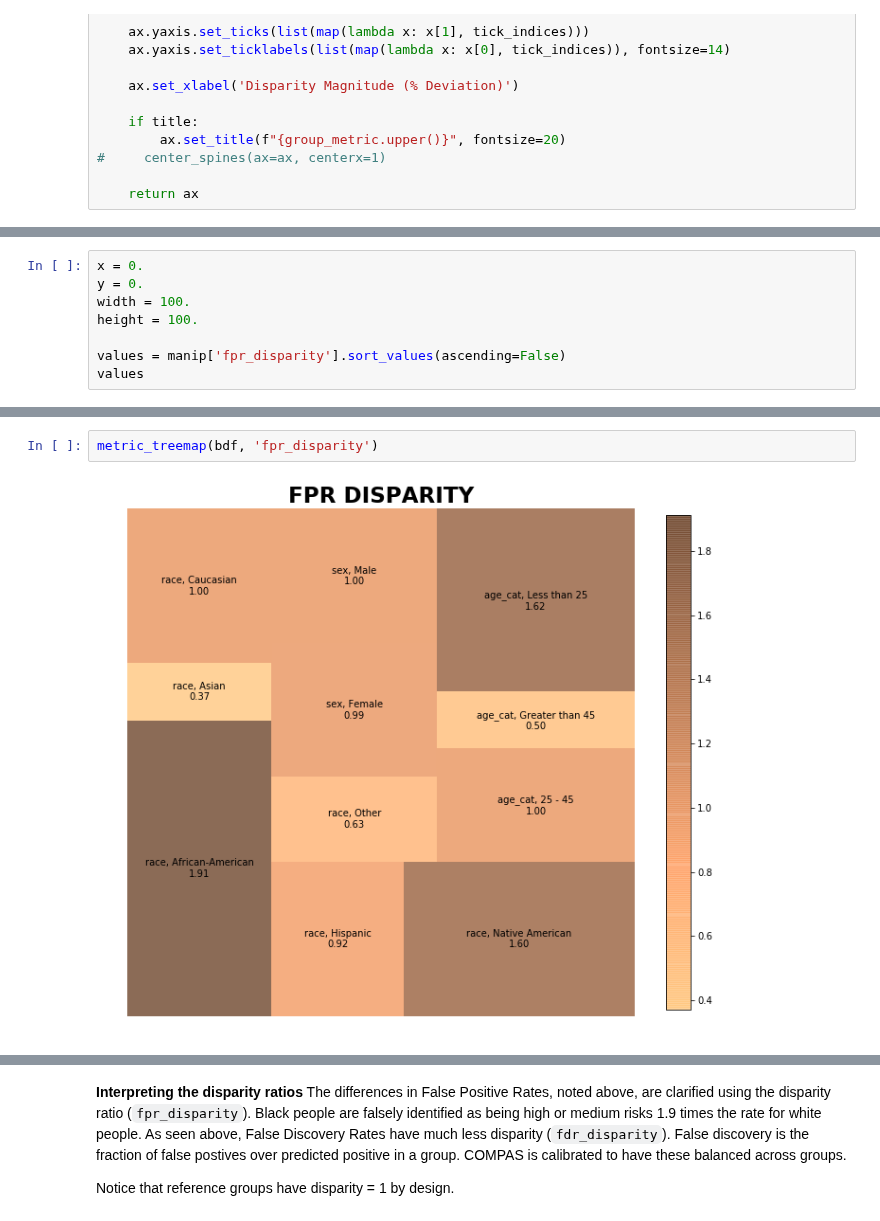
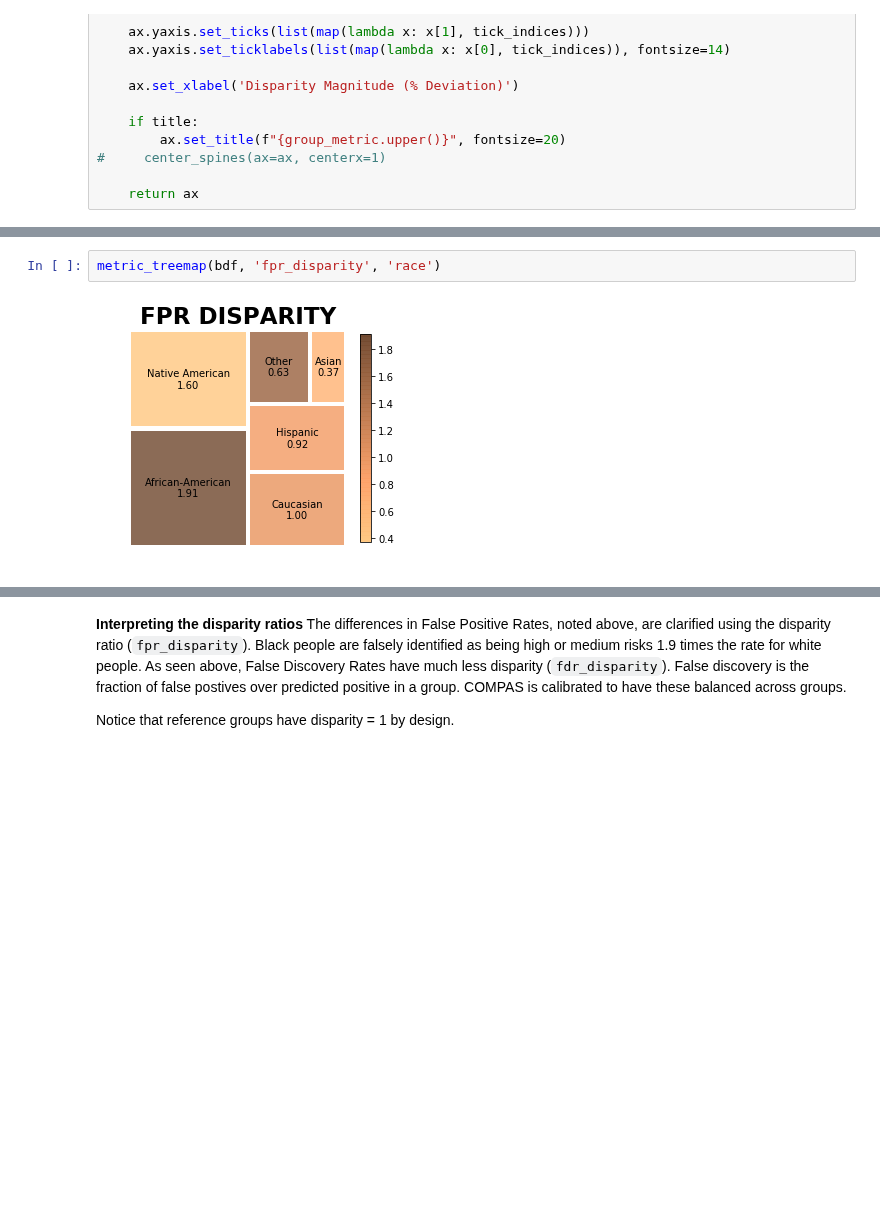
Before and after one commit to dssg/aequitas, a Jupyter notebook: docs/source/examples/compas_demo.ipynb, the cells around one changed output, grey strips where cells are left out. Drawn from its saved outputs; the diff is of its cells as text; blank space fills up the shorter version.

```diff
--- a/docs/source/examples/compas_demo.ipynb
+++ b/docs/source/examples/compas_demo.ipynb
@@ -512,8 +440,0 @@ plt.show()
-# %%
-x = 0.
-y = 0.
-width = 100.
-height = 100.
-
-values = manip['fpr_disparity'].sort_values(ascending=False)
-values
@@ -592,4 +549,4 @@ def metric_treemap(data_table, group_metric):
 # %%
-metric_treemap(bdf, 'fpr_disparity')
+metric_treemap(bdf, 'fpr_disparity', 'race')
 # %% [output]
-[figure, old version]
+[figure, new version]
```
Also changed, not shown: parts of 37 cells of this notebook.
